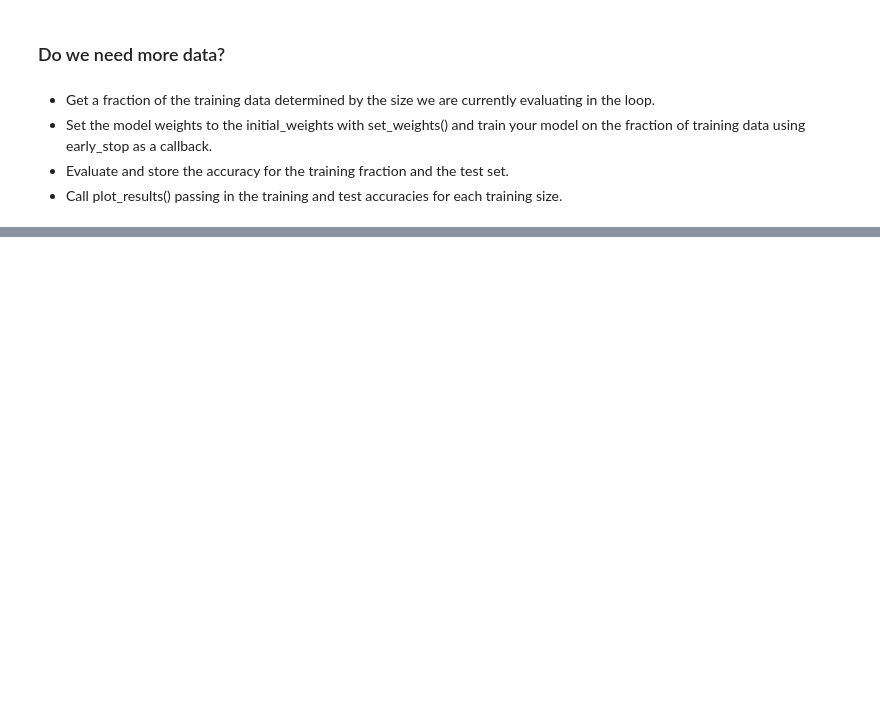
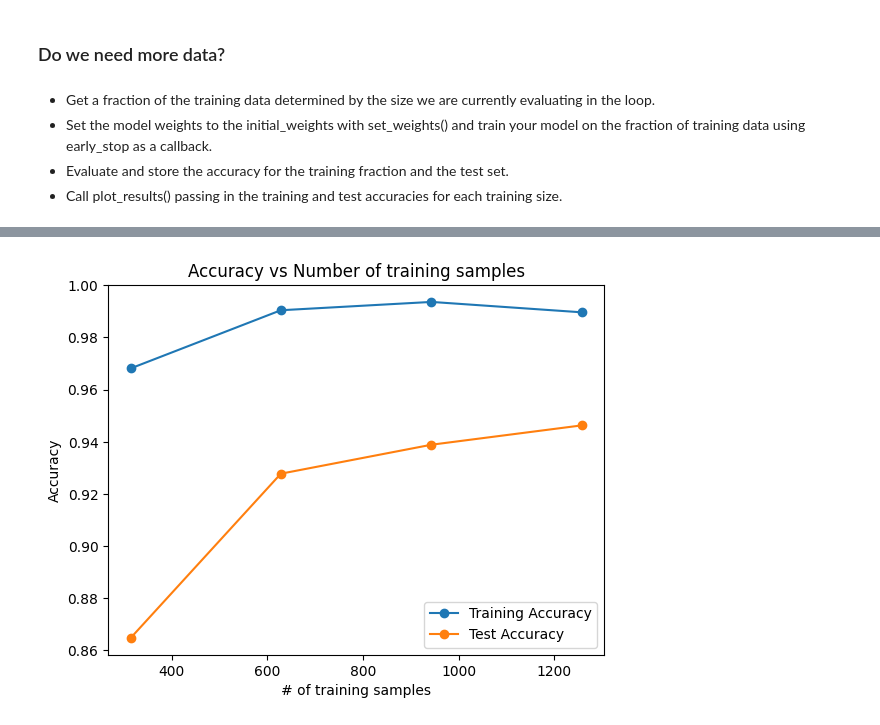
Before and after one commit to khameelbm/2024-Intro-to-Keras, a Jupyter notebook: 05_Image_classification.ipynb, the cells around one changed output, grey strips where cells are left out. Saved outputs shown, nothing was run; the diff lists cells and outputs as text; code cells hidden in the pictures; blank space fills up the shorter version.

```diff
--- a/05_Image_classification.ipynb
+++ b/05_Image_classification.ipynb
@@ -25,0 +72,14 @@ from sklearn import datasets
+# %%
+
+# Instantiate a Sequential model
+model = Sequential()
+
+# Input and hidden layer with input_shape, 16 neurons, and relu
+model.add(InputLayer(shape=(64,)))                        # 64 is the number of columns of the image array
+model.add(Dense(16, activation = "relu"))
+
+# Output layer with 10 neurons (one per digit) and softmax # We have 10 classes to predict
+model.add(Dense(10, activation = "softmax"))
+
+# Compile your model
+model.compile(optimizer = "adam", loss = "categorical_crossentropy", metrics = ["accuracy"])
@@ -25,0 +88,14 @@ from sklearn import datasets
+# %%
+nrows = X_train.shape[0]
+training_sizes = np.round([(0.25*nrows), (0.5*nrows), (0.75*nrows), (nrows)]).astype(int)
+
+
+train_acc = []
+test_acc = []
+for size in training_sizes:
+    X_train_frac, y_train_frac = X_train[:size], y_train[:size]
+    early_stop = EarlyStopping(monitor = "loss", patience = 1)
+    model.fit(X_train_frac, y_train_frac, epochs = 50, callbacks = [early_stop])
+
+    train_acc.append(model.evaluate(X_train_frac, y_train_frac)[1])
+    test_acc.append(model.evaluate(X_test, y_test)[1])
@@ -25,0 +120,14 @@ from sklearn import datasets
+# %%
+def plot_results(train_accs,test_accs):
+    plt.plot(training_sizes, train_accs, "o-", label="Training Accuracy")
+    plt.plot(training_sizes, test_accs, "o-", label="Test Accuracy")
+    plt.title('Accuracy vs Number of training samples')
+    plt.xlabel("# of training samples")
+    plt.ylabel('Accuracy')
+    plt.legend(loc="best")
+    plt.show()
+
+
+plot_results(train_acc, test_acc)
+# %% [output]
+[figure, added]
```
Also changed, not shown: parts of 9 cells of this notebook.
